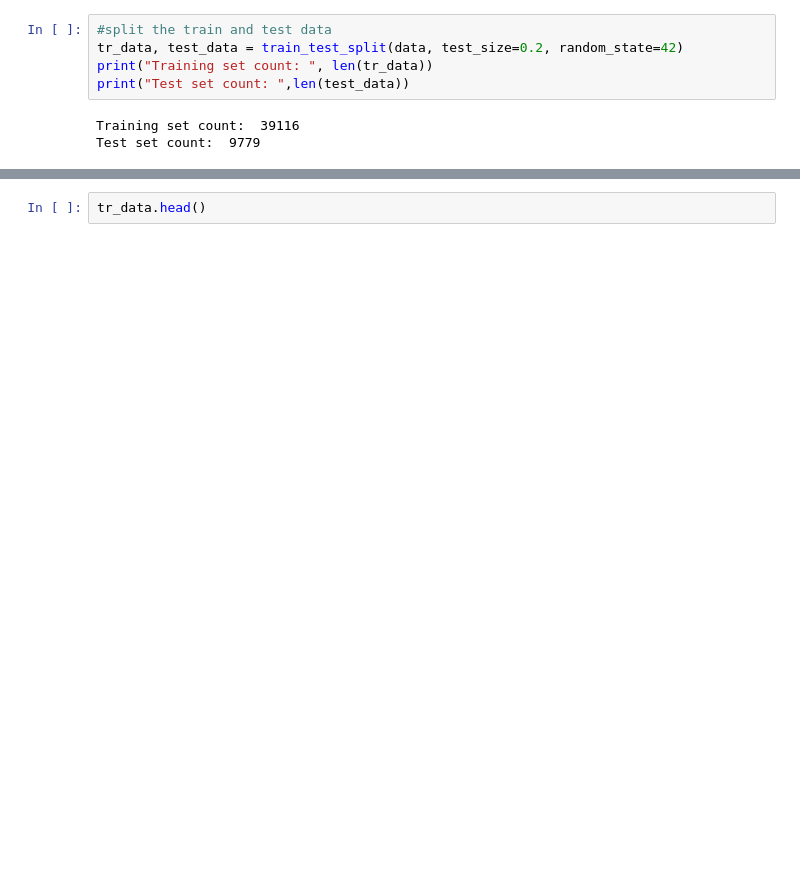
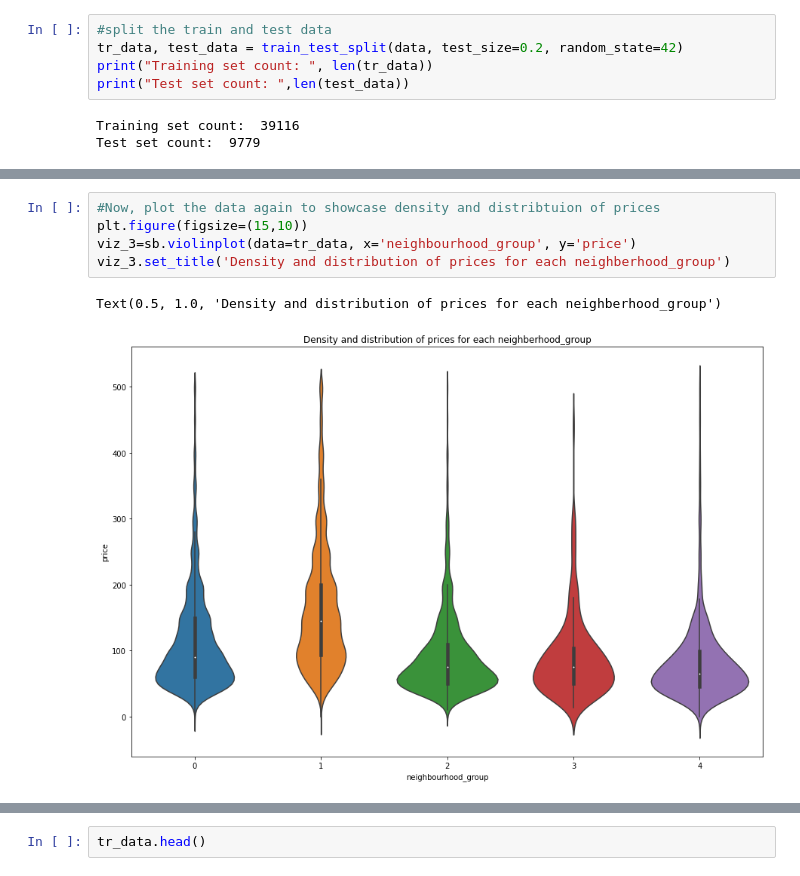
Before and after one commit to jeyakumarvs/datascience, a Jupyter notebook: airbnb_price_prediction.ipynb, the cells around one changed output, grey strips where cells are left out. Cells and saved outputs as stored; diff of their text form; blank space fills up the shorter version.

```diff
--- a/airbnb_price_prediction.ipynb
+++ b/airbnb_price_prediction.ipynb
@@ -212,3 +245,11 @@ Test set count:  9779
+# %%
+#Now, plot the data again to showcase density and distribtuion of prices
+plt.figure(figsize=(15,10))
+viz_3=sb.violinplot(data=tr_data, x='neighbourhood_group', y='price')
+viz_3.set_title('Density and distribution of prices for each neighberhood_group')
+# %% [output]
+Text(0.5, 1.0, 'Density and distribution of prices for each neighberhood_group')
+[figure, added]
 # %%
 #2 latitude, longitude, minimum_nights, number_of_reviews, reviews_per_month, calculated_host_listings_count, availability_365
 #(continuous variables)
```
Also changed, not shown: parts of 17 cells of this notebook.
